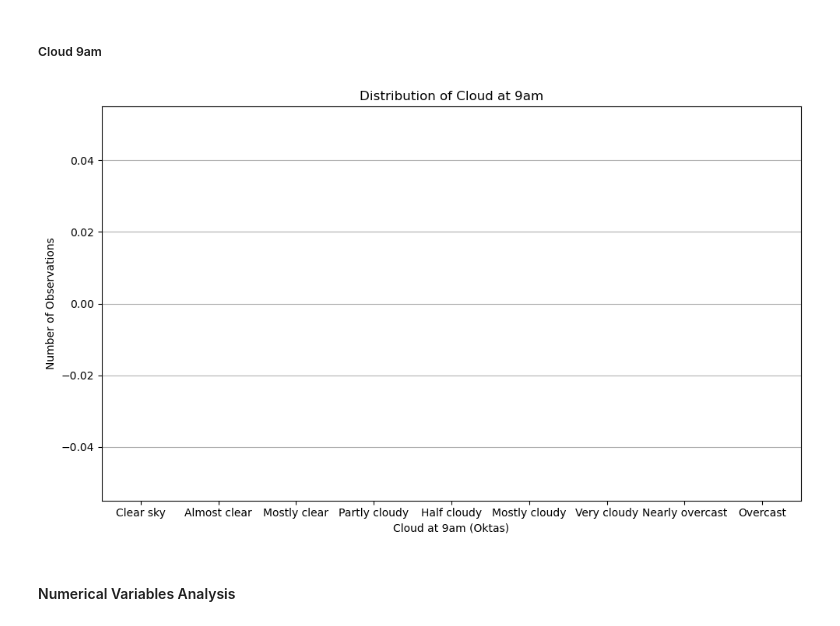
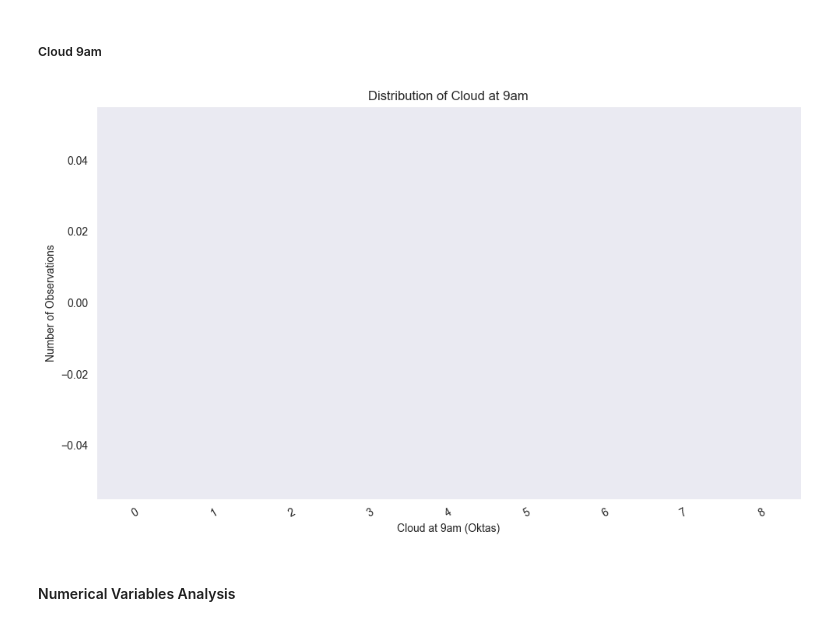
Before and after one commit to AstouK/Rain_Australia, a Jupyter notebook: rain_australia v2.ipynb, the cells around one changed output. Saved outputs shown, nothing was run; the diff lists cells and outputs as text; code cells hidden in the pictures.

```diff
--- a/rain_australia v2.ipynb
+++ b/rain_australia v2.ipynb
@@ -1160,29 +1286,31 @@ plt.show()
 # %%
 # does not show any data. will correct
 
-Cloud9am_order = [
-        'Clear sky',
-        'Almost clear',
-        'Mostly clear',
-        'Partly cloudy',
-        "Half cloudy",
-        'Mostly cloudy',
-        'Very cloudy',
-        'Nearly overcast',
-        'Overcast'
-    ]
+Cloud9am_order = {
+    0: 'Clear sky',
+    1: 'Almost clear',
+    2: 'Mostly clear',
+    3: 'Partly cloudy',
+    4: 'Half cloudy',
+    5: 'Mostly cloudy',
+    6: 'Very cloudy',
+    7: 'Nearly overcast',
+    8: 'Overcast'
+}
+
+df_eda['Cloud9am_label'] = df_eda['Cloud9am'].map(Cloud9am_order)
 
 plt.figure(figsize=(10, 6))
-sns.countplot(x=df_eda['Cloud9am'], order=Cloud9am_order)
+sns.countplot(x=df_eda['Cloud9am_label'], data=df_eda,order=Cloud9am_order)
 plt.title('Distribution of Cloud at 9am')
 plt.xlabel('Cloud at 9am (Oktas)')
 plt.ylabel('Number of Observations')
-plt.xticks(rotation=0)
+plt.xticks(rotation=30)
 plt.grid(axis='y')
 plt.tight_layout()
 plt.show()
 # %% [output]
-[figure, old version]
+[figure, new version]
 # %% [markdown]
 #### Numerical Variables Analysis
 # %% [markdown]
```
Also changed, not shown: parts of 22 cells of this notebook.
